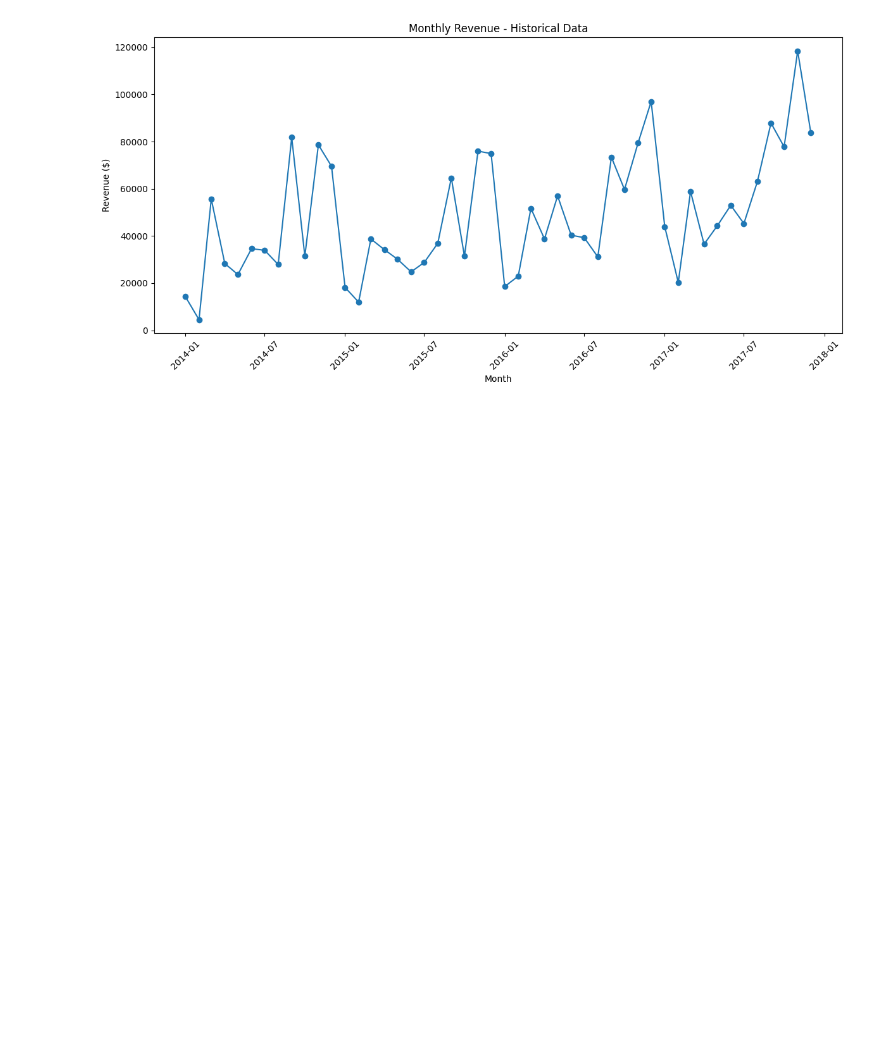
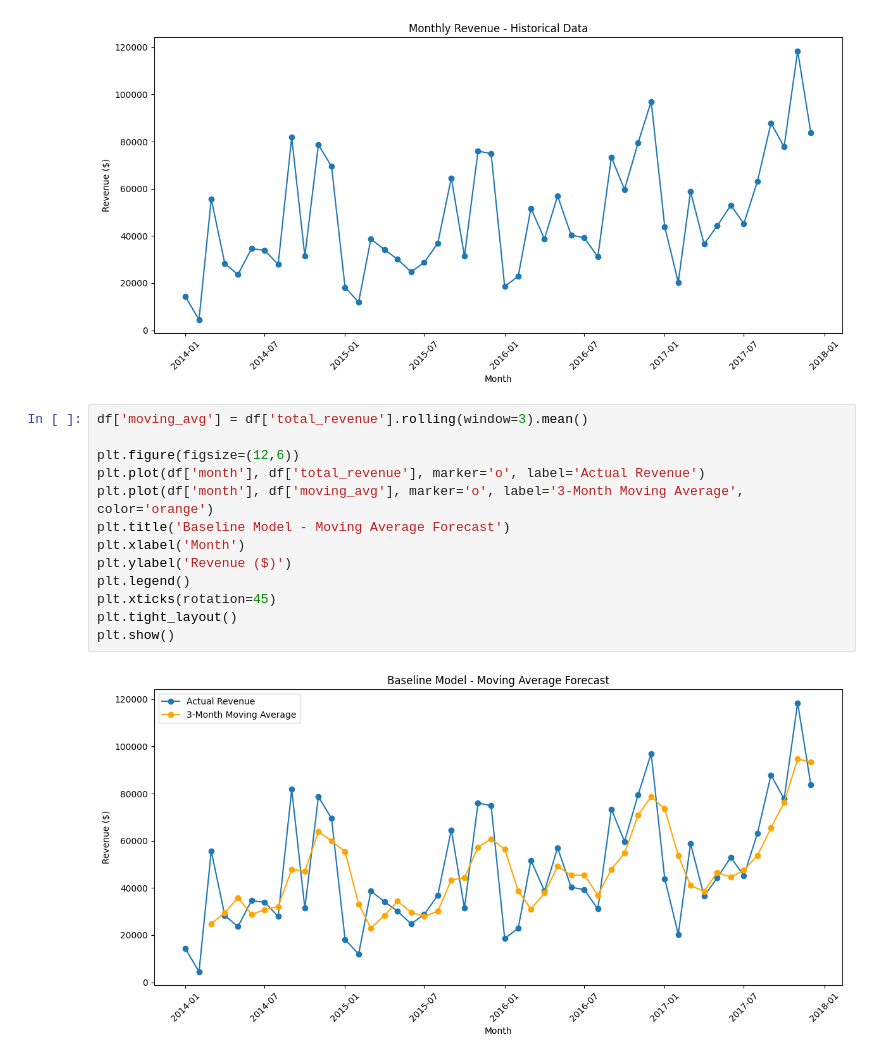
Before and after one commit to irlhasnain/retail-sales-analytics, a Jupyter notebook: notebooks/03_forecasting.ipynb, the cells around one changed output. Saved outputs shown, nothing was run; the diff lists cells and outputs as text; blank space fills up the shorter version.

Commit message:
Add baseline moving average model

```diff
--- a/notebooks/03_forecasting.ipynb
+++ b/notebooks/03_forecasting.ipynb
@@ -32,3 +32,18 @@ plt.tight_layout()
 plt.show()
 # %% [output]
 [figure]
+# %%
+df['moving_avg'] = df['total_revenue'].rolling(window=3).mean()
+
+plt.figure(figsize=(12,6))
+plt.plot(df['month'], df['total_revenue'], marker='o', label='Actual Revenue')
+plt.plot(df['month'], df['moving_avg'], marker='o', label='3-Month Moving Average', color='orange')
+plt.title('Baseline Model - Moving Average Forecast')
+plt.xlabel('Month')
+plt.ylabel('Revenue ($)')
+plt.legend()
+plt.xticks(rotation=45)
+plt.tight_layout()
+plt.show()
+# %% [output]
+[figure, added]
```
